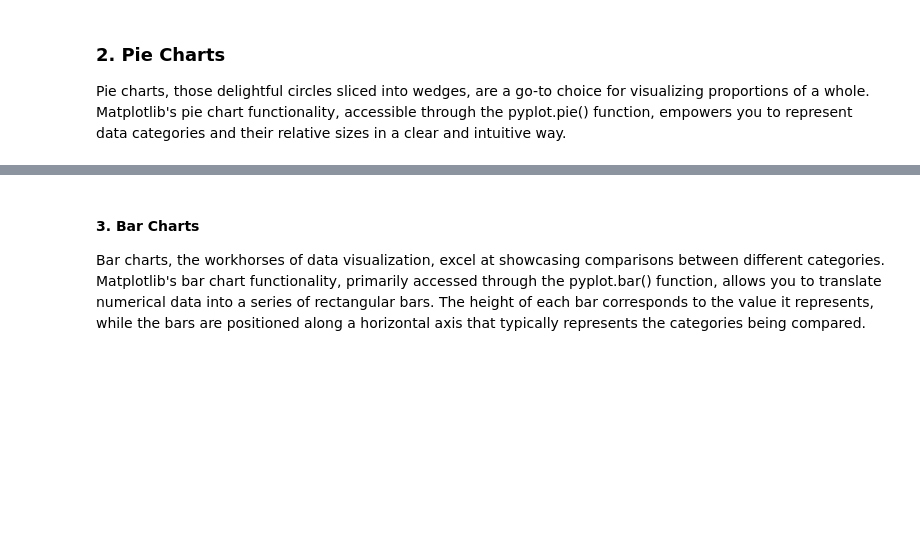
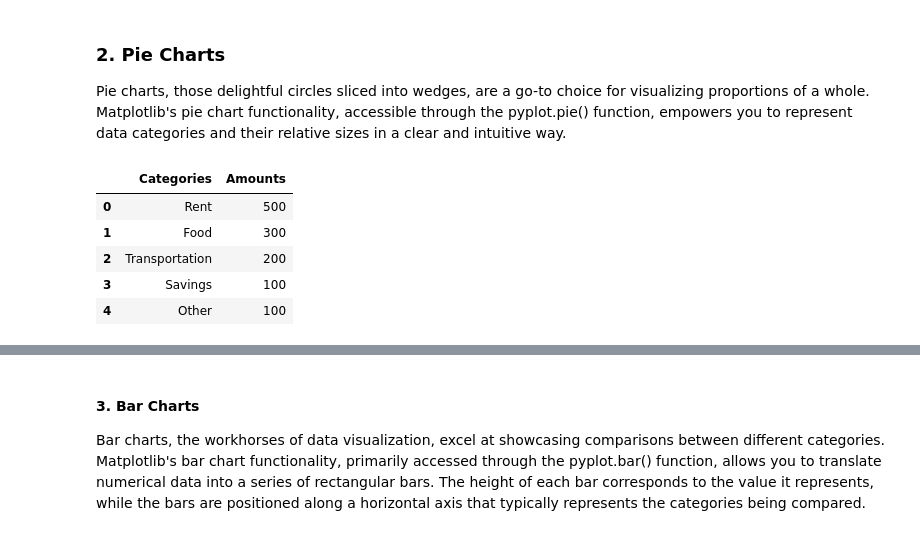
Before and after one commit to djustinandre/DAT09, a Jupyter notebook: Module 5 - Data Visualization/data_visualization.ipynb, the cells around one changed output, grey strips where cells are left out. Cells and saved outputs as stored; diff of their text form; code cells hidden in the pictures; blank space fills up the shorter version.

```diff
--- a/Module 5 - Data Visualization/data_visualization.ipynb
+++ b/Module 5 - Data Visualization/data_visualization.ipynb
@@ -86,6 +92,16 @@ Pie charts, those delightful circles sliced into wedges, are a go-to choice for
 # %%
 # Data for spending amounts for each category
 data = {
     "Categories": ['Rent', 'Food', 'Transportation', 'Savings', 'Other'],
     "Amounts": [500, 300, 200, 100, 100]
 }
+
+spending_amount_df = pd.DataFrame(data)
+spending_amount_df
+# %% [output]
+|  | Categories | Amounts |
+| 0 | Rent | 500 |
+| 1 | Food | 300 |
+| 2 | Transportation | 200 |
+| 3 | Savings | 100 |
+| 4 | Other | 100 |
```
Also changed, not shown: parts of 4 cells of this notebook.
